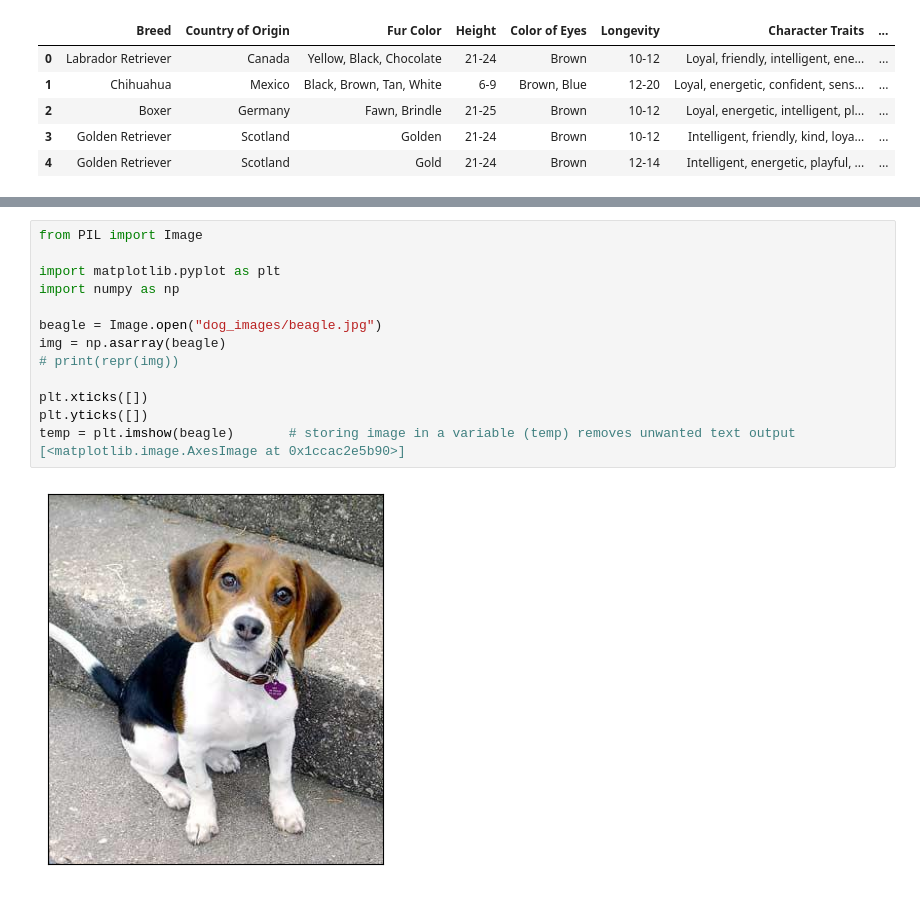
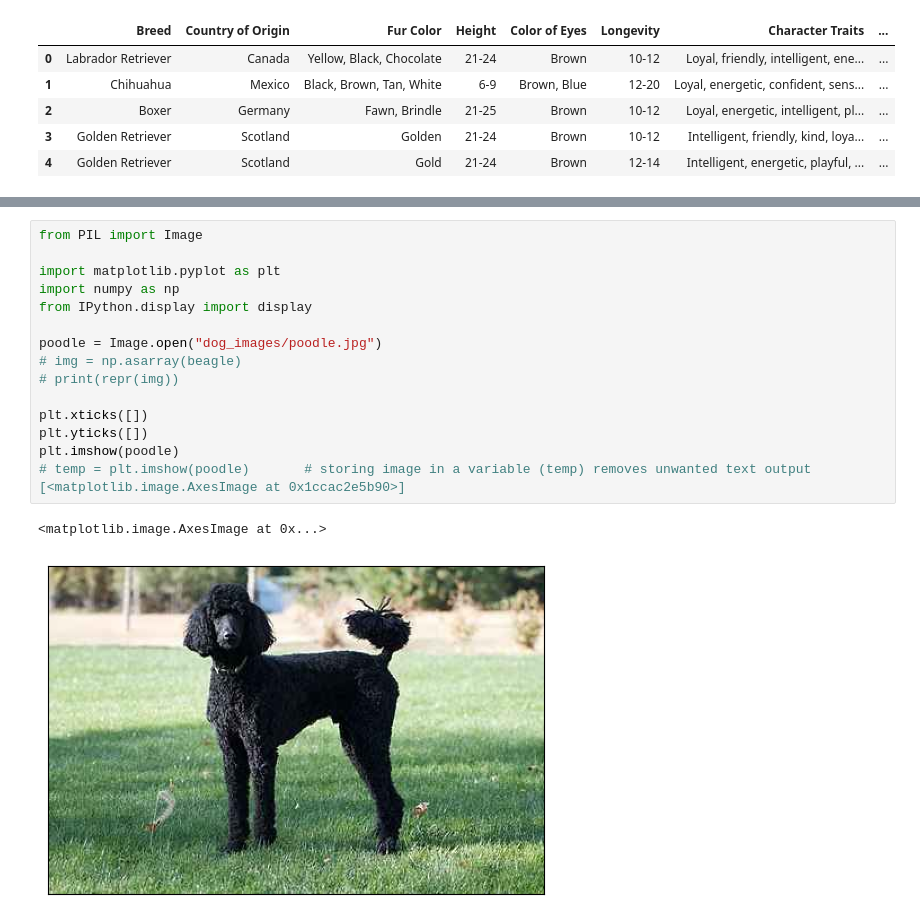
Before and after one commit to fischettijw/Dog_intelligence_vs_Size, a Jupyter notebook: A_dog_breed_intell_size.ipynb, the cells around one changed output, grey strips where cells are left out. Saved outputs shown, nothing was run; the diff lists cells and outputs as text.

```diff
--- a/A_dog_breed_intell_size.ipynb
+++ b/A_dog_breed_intell_size.ipynb
@@ -66,15 +80,18 @@ display(shepherd)
 # %%
 from PIL import Image
 
 import matplotlib.pyplot as plt
 import numpy as np
+from IPython.display import display
 
-beagle = Image.open("dog_images/beagle.jpg")
-img = np.asarray(beagle)
+poodle = Image.open("dog_images/poodle.jpg")
+# img = np.asarray(beagle)
 # print(repr(img))
 
 plt.xticks([])
 plt.yticks([])
-temp = plt.imshow(beagle)       # storing image in a variable (temp) removes unwanted text output [<matplotlib.image.AxesImage at 0x1ccac2e5b90>]
+plt.imshow(poodle)
+# temp = plt.imshow(poodle)       # storing image in a variable (temp) removes unwanted text output [<matplotlib.image.AxesImage at 0x1ccac2e5b90>]
 # %% [output]
+<matplotlib.image.AxesImage at 0x...>
-[figure, old version]
+[figure, new version]
```
Also changed, not shown: parts of 10 cells of this notebook, 25 other files.
